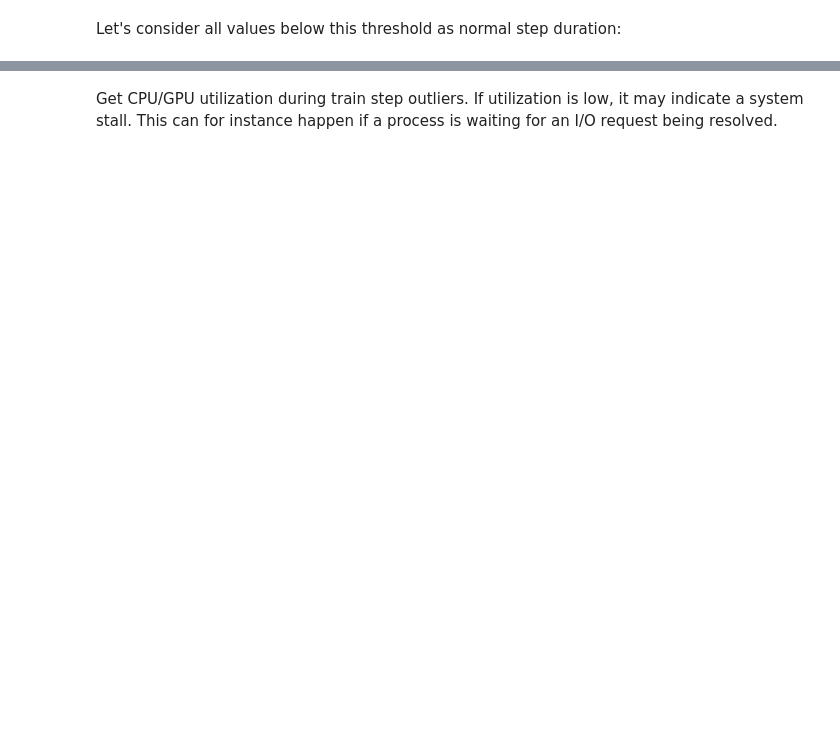
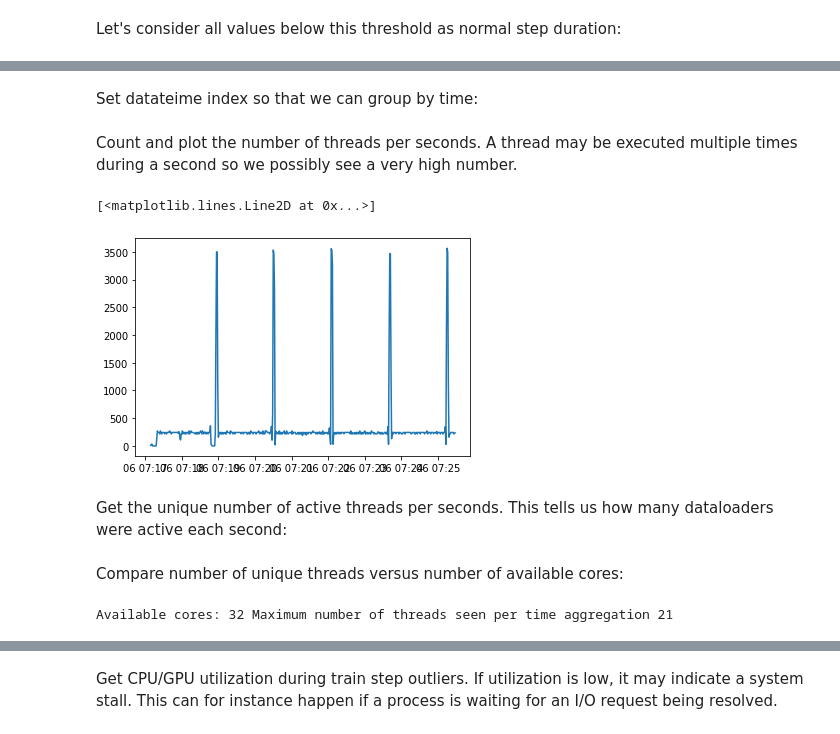
Before and after one commit to awslabs/sagemaker-debugger, a Jupyter notebook: examples/profiler/analyze_performance_bottlenecks.ipynb, the cells around one changed output, grey strips where cells are left out. Cells and saved outputs as stored; diff of their text form; code cells hidden in the pictures; blank space fills up the shorter version.

```diff
--- a/examples/profiler/analyze_performance_bottlenecks.ipynb
+++ b/examples/profiler/analyze_performance_bottlenecks.ipynb
@@ -1,5 +1,5 @@
 # %%
-training_job_name = 'profiler-gpu-2020-07-01-02-31-58-560'
+training_job_name = 'smprofiler-gpu-2020-08-06-07-09-31-626'
 region = 'us-east-1'
 # %% [markdown]
 # Detect and analyze performance bottlenecks
@@ -230,0 +370,20 @@ normal_train_steps = train_steps[step_durations < median_train_steptime * 2.0]
+# %%
+dataloaders = pf.get_all_framework_metrics(selected_framework_metrics=['Dataset', 'DataIterator'])
+# %% [markdown]
+Set datateime index so that we can group by time:
+# %%
+import pandas as pd
+
+dataloaders['start_time'] = pd.to_datetime(dataloaders['start_time'], format='%Y-%m-%dT%H:%M:%S:%f')
+dataloaders = dataloaders.set_index(['start_time'])
+# %% [markdown]
+Count and plot the number of threads per seconds. A thread may be executed multiple times during a second so we possibly see a very high number.
+# %%
+active_threads_per_second = dataloaders['tid'].groupby([pd.Grouper(freq='1S')]).count()
+# %%
+plt.plot(active_threads_per_second[:500])
+# %% [output]
+[<matplotlib.lines.Line2D at 0x...>]
+[figure, added]
+# %% [markdown]
+Get the unique number of active threads per seconds. This tells us how many dataloaders were active each second:
@@ -230,0 +392,2 @@ normal_train_steps = train_steps[step_durations < median_train_steptime * 2.0]
+# %% [markdown]
+Compare number of unique threads versus number of available cores:
@@ -231,2 +397,8 @@ normal_train_steps = train_steps[step_durations < median_train_steptime * 2.0]
+# %%
+max_threads = unique_active_threads_per_second.groupby('start_time').count().max()[0]
+if max_threads < n_cpus:
+    print("Available cores:", n_cpus, "Maximum number of threads seen per time aggregation", max_threads)
+# %% [output]
+Available cores: 32 Maximum number of threads seen per time aggregation 21
 # %% [markdown]
 # 4. Root cause analysis
```
Also changed, not shown: parts of 135 cells of this notebook, 13 other files.
